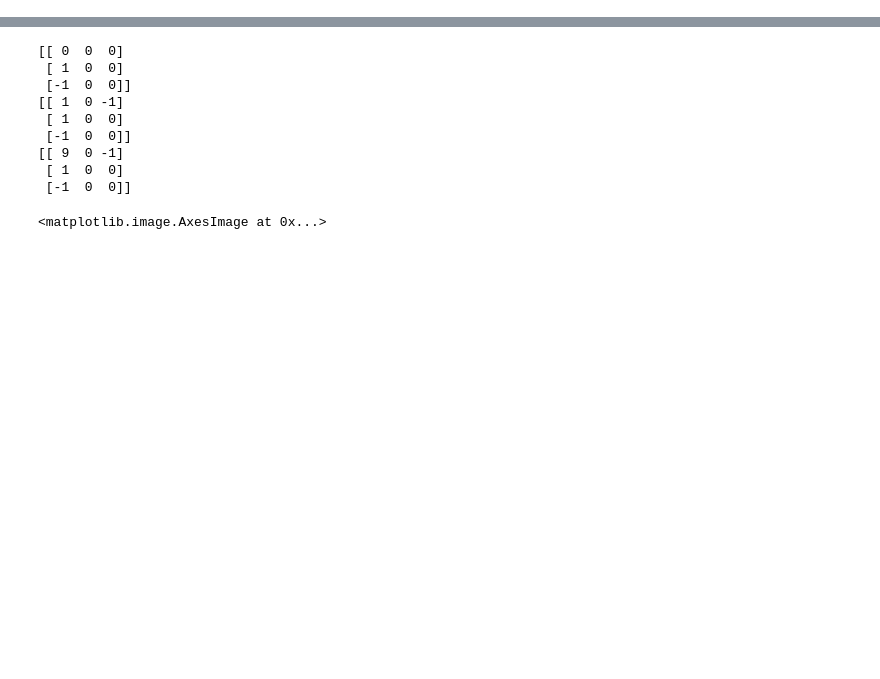
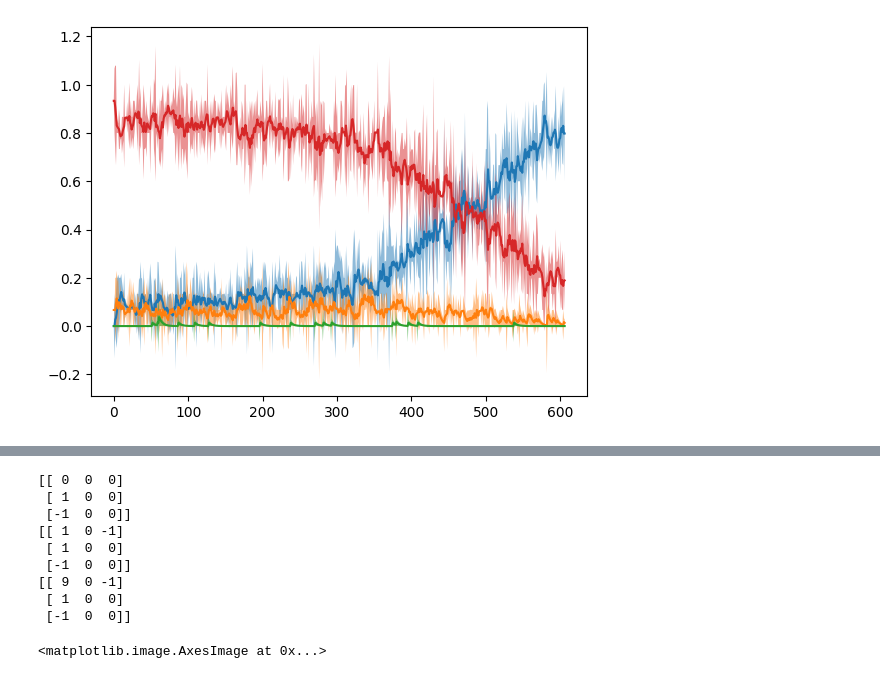
Before and after one commit to brynlm/tictactoe-rl, a Jupyter notebook: rlnn-refactored.ipynb, the cells around one changed output, grey strips where cells are left out. Cells and saved outputs as stored; diff of their text form; code cells hidden in the pictures; blank space fills up the shorter version.

```diff
--- a/rlnn-refactored.ipynb
+++ b/rlnn-refactored.ipynb
@@ -158,3 +190,27 @@ plt.show()
+# %%
+for key in sess.history:
+    ema=[sess.history[key][0]]
+    for p in sess.history[key]:
+        ema.append(0.2*p + 0.8*ema[-1])
+
+    ema=np.array(ema[:-1])
+
+    err=np.abs(np.array(sess.history[key])-ema)
+
+    errmx=[]
+    errmn=[]
+    mnptr=ema[0]
+    mxptr=ema[0]
+    for p in sess.history[key]:
+        mnptr=min(mnptr,p)
+        mxptr=max(mxptr,p)
+        errmx.append(mxptr)
+        errmn.append(mnptr)
+
+    plt.fill_between(np.arange(0,len(sess.history[key])),ema-err, ema+err,alpha=0.5,linewidth=0)
+    plt.plot(ema)
+# %% [output]
+[figure, added]
 # %%
 wins=0
 losses=0
```
Also changed, not shown: parts of 9 cells of this notebook, 1 other file.
